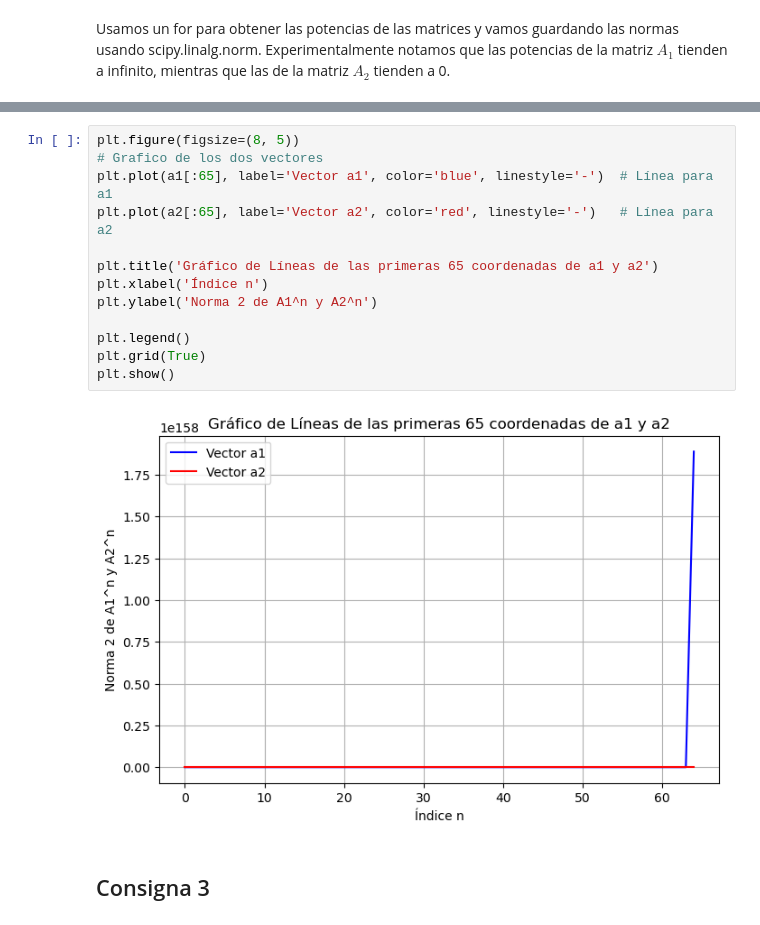
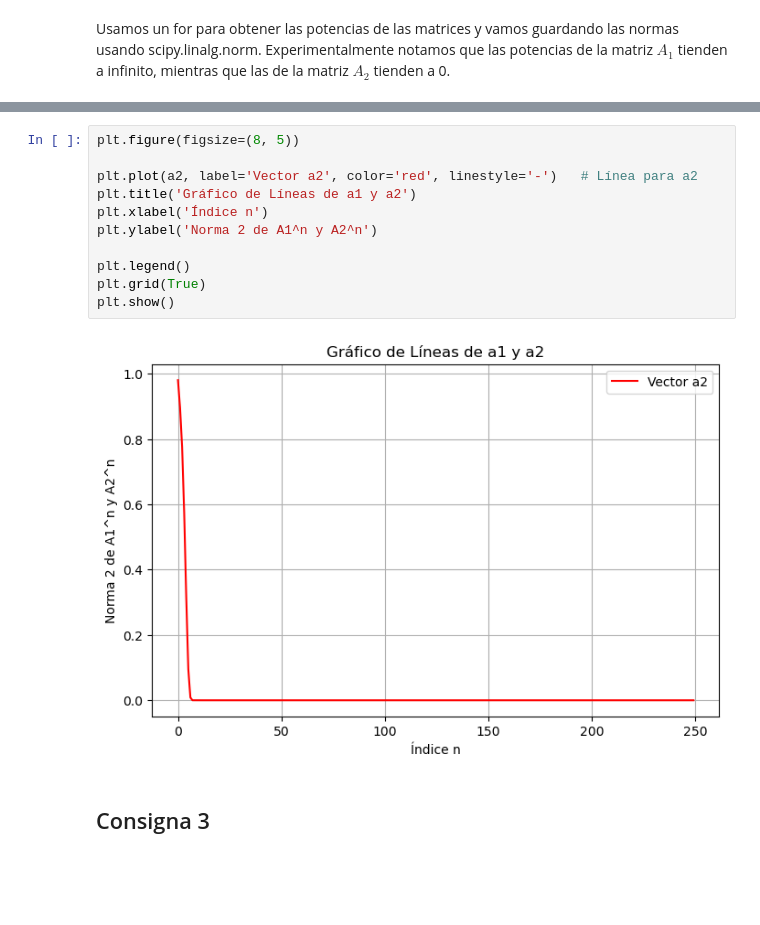
Before and after one commit to IMAbril/Matrices_Insumo-Producto, a Jupyter notebook: notebooks/TP2_resuelto.ipynb, the cells around one changed output, grey strips where cells are left out. Saved outputs shown, nothing was run; the diff lists cells and outputs as text; blank space fills up the shorter version.

```diff
--- a/notebooks/TP2_resuelto.ipynb
+++ b/notebooks/TP2_resuelto.ipynb
@@ -109,18 +113,16 @@ Dado que a partir de $n=65$ la matriz $A_1$ diverge, observemos las primeras 65
-# %%
-plt.figure(figsize=(8, 5))
-# Grafico de los dos vectores
-plt.plot(a1[:65], label='Vector a1', color='blue', linestyle='-')  # Línea para a1
-plt.plot(a2[:65], label='Vector a2', color='red', linestyle='-')   # Línea para a2
-
-plt.title('Gráfico de Líneas de las primeras 65 coordenadas de a1 y a2')
-plt.xlabel('Índice n')
-plt.ylabel('Norma 2 de A1^n y A2^n')
-
-plt.legend()
-plt.grid(True)
-plt.show()
-# %% [output]
-[figure, removed]
+# %%
+plt.figure(figsize=(8, 5))
+
+plt.plot(a2, label='Vector a2', color='red', linestyle='-')   # Línea para a2
+plt.title('Gráfico de Líneas de a1 y a2')
+plt.xlabel('Índice n')
+plt.ylabel('Norma 2 de A1^n y A2^n')
+
+plt.legend()
+plt.grid(True)
+plt.show()
+# %% [output]
+[figure, added]
 # %% [markdown]
 ## Consigna 3
 # %%
```
Also changed, not shown: parts of 13 cells of this notebook.
